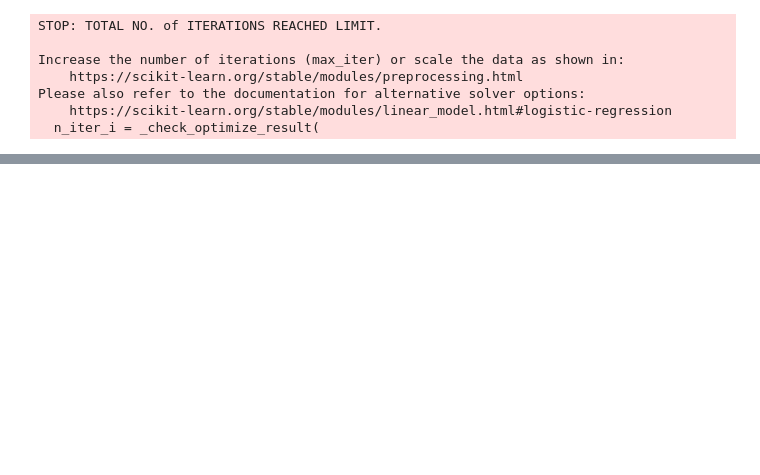
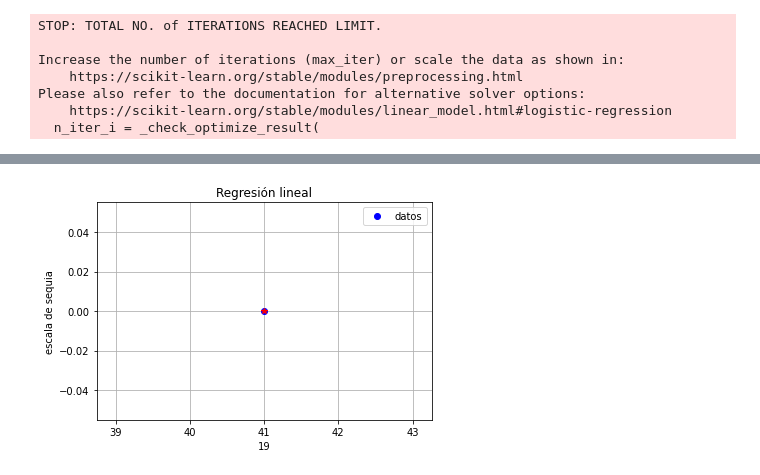
Before and after one commit to urielMontenegro1/datos_de_sequias, a Jupyter notebook: sequias_proyecto.ipynb, the cells around one changed output, grey strips where cells are left out. Saved outputs shown, nothing was run; the diff lists cells and outputs as text; code cells hidden in the pictures; blank space fills up the shorter version.

```diff
--- a/sequias_proyecto.ipynb
+++ b/sequias_proyecto.ipynb
@@ -455,0 +455,12 @@ plt.plot(listaFecha,y_pred[:336],'r*')
+# %%
+plt.figure()
+plt.grid()
+plt.title('Regresión lineal')
+plt.xlabel(sequias_df.iloc[sequiaClas,1])
+plt.ylabel('escala de sequia')
+plt.plot(sequias_df['CVE_MUN'][492:493],y[492:493],'bo')
+plt.plot(sequias_df['CVE_MUN'][492:493],y_pred[492:493],'r*')
+plt.legend(['datos'])
+plt.show()
+# %% [output]
+[figure, added]
```
Also changed, not shown: parts of 16 cells of this notebook.
